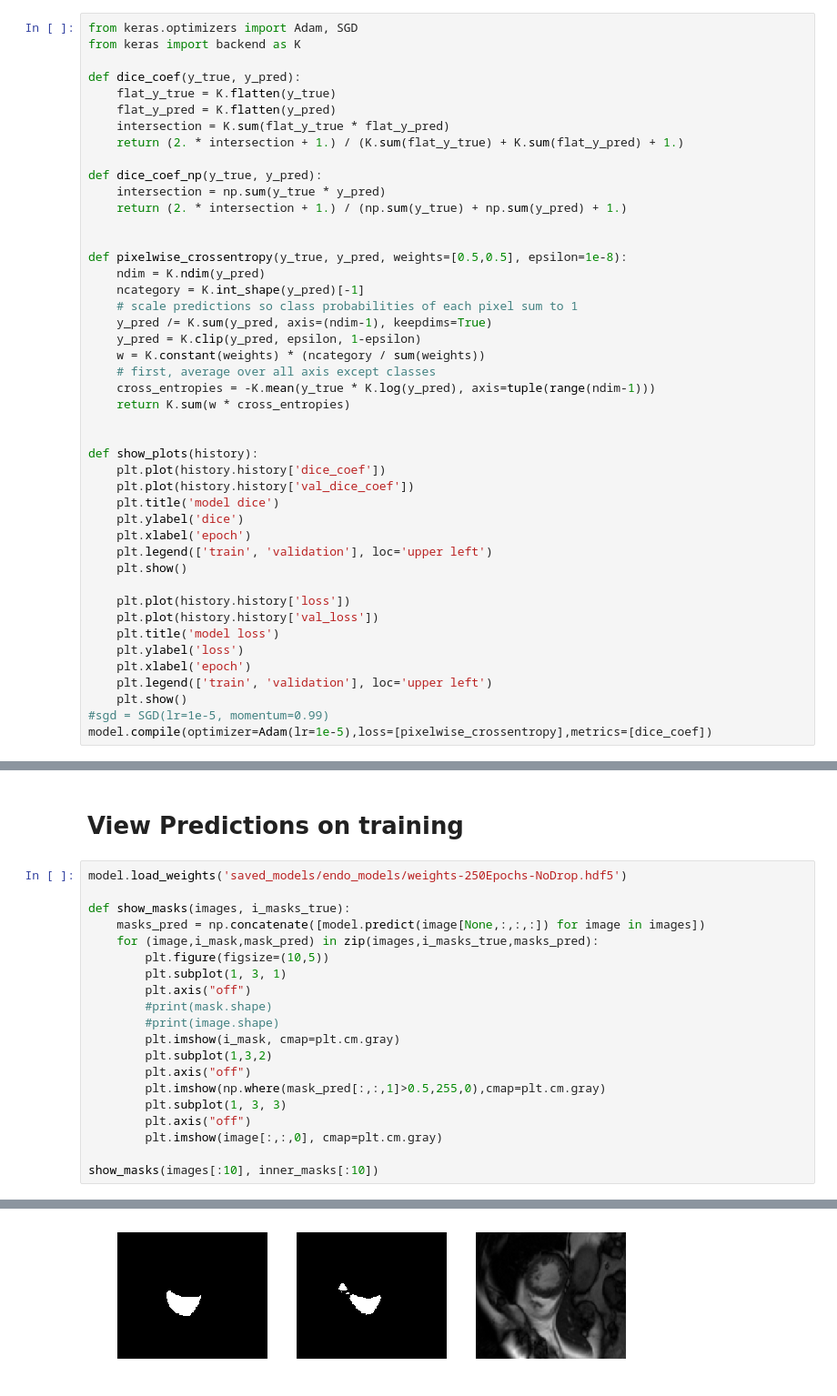
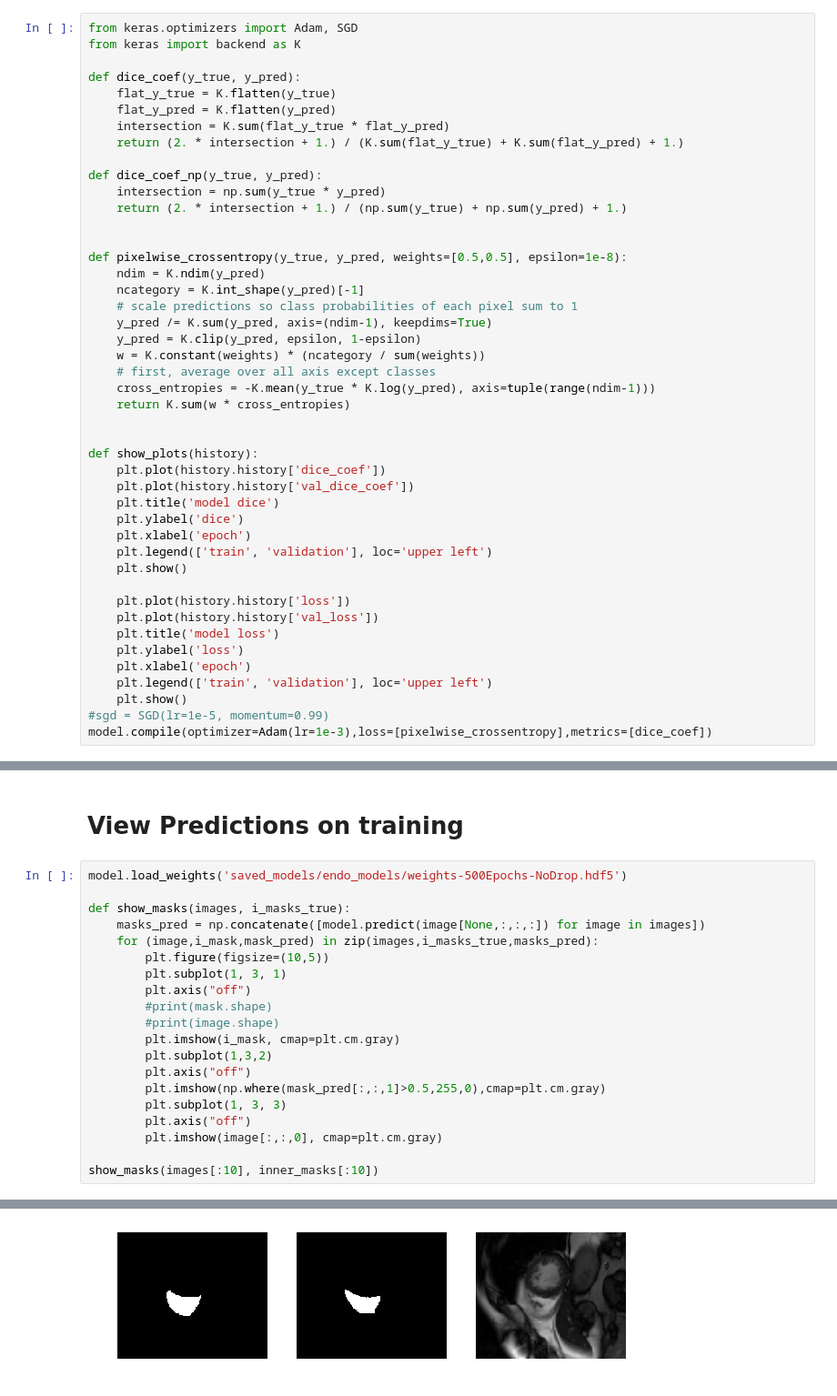
Before and after one commit to aksharkkumar/cmri-rv-seg, a Jupyter notebook: notebooks/cmri-rv-seg.ipynb, the cells around one changed output, grey strips where cells are left out. Shown: that part at 91% size. Saved outputs shown, nothing was run; the diff lists cells and outputs as text.

```diff
--- a/notebooks/cmri-rv-seg.ipynb
+++ b/notebooks/cmri-rv-seg.ipynb
@@ -125,7 +125,7 @@ def show_plots(history):
     plt.legend(['train', 'validation'], loc='upper left')
     plt.show()
 #sgd = SGD(lr=1e-5, momentum=0.99)
-model.compile(optimizer=Adam(lr=1e-5),loss=[pixelwise_crossentropy],metrics=[dice_coef])
+model.compile(optimizer=Adam(lr=1e-3),loss=[pixelwise_crossentropy],metrics=[dice_coef])
 # %%
 #TODO: 1. split data into training and validation set
 #      2. Augment the data
@@ -489,33 +489,33 @@ Dice Average: 0.95 Dice Stdev: 0.02
 # %% [markdown]
 # View Predictions on training
 # %%
-model.load_weights('saved_models/endo_models/weights-250Epochs-NoDrop.hdf5')
+model.load_weights('saved_models/endo_models/weights-500Epochs-NoDrop.hdf5')
 
 def show_masks(images, i_masks_true):
     masks_pred = np.concatenate([model.predict(image[None,:,:,:]) for image in images])
     for (image,i_mask,mask_pred) in zip(images,i_masks_true,masks_pred):
         plt.figure(figsize=(10,5))
         plt.subplot(1, 3, 1)
         plt.axis("off")
         #print(mask.shape)
         #print(image.shape)
         plt.imshow(i_mask, cmap=plt.cm.gray)
         plt.subplot(1,3,2)
         plt.axis("off")
         plt.imshow(np.where(mask_pred[:,:,1]>0.5,255,0),cmap=plt.cm.gray)
         plt.subplot(1, 3, 3)
         plt.axis("off")
         plt.imshow(image[:,:,0], cmap=plt.cm.gray)
 
 show_masks(images[:10], inner_masks[:10])
 # %% [output]
 [figure]
 [figure]
 [figure]
 [figure]
 [figure]
 [figure]
 [figure]
 [figure]
 [figure]
-[figure, old version]
+[figure, new version]
```
Also changed, not shown: parts of 2 cells of this notebook, 2 other files.
